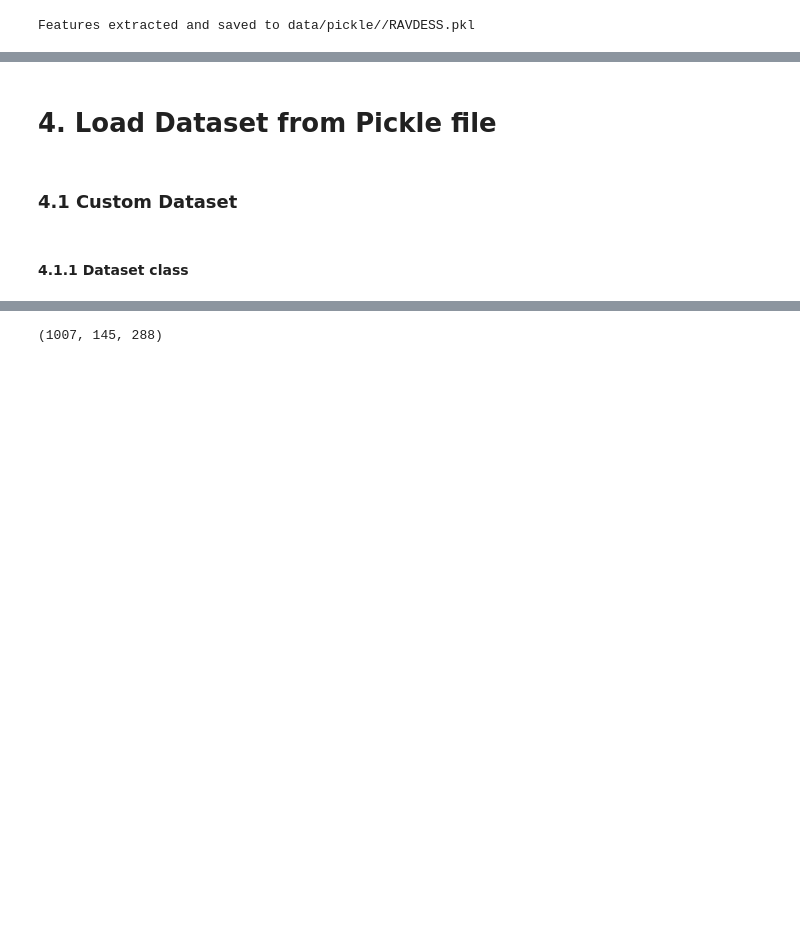
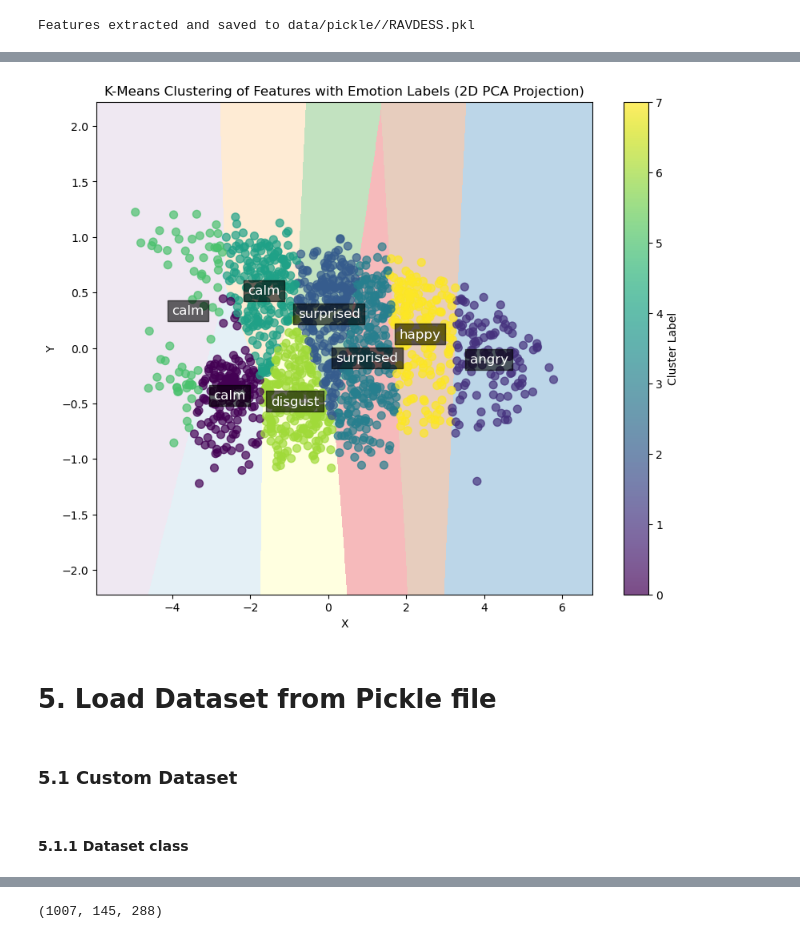
Before and after one commit to EmadBahreini/Audio-Emotion-Recognition, a Jupyter notebook: main.ipynb, the cells around one changed output, grey strips where cells are left out. Saved outputs shown, nothing was run; the diff lists cells and outputs as text; code cells hidden in the pictures; blank space fills up the shorter version.

```diff
--- a/main.ipynb
+++ b/main.ipynb
@@ -255,0 +347,4 @@ Features extracted and saved to data/pickle//RAVDESS.pkl
+# %%
+cluster_to_emotion = dataframe.groupby('Cluster')['Emotion'].agg(lambda x: x.value_counts().idxmax())
+
+dataframe["PredictedEmotion"] = dataframe.Cluster.map(cluster_to_emotion)
@@ -256,5 +373,34 @@ Features extracted and saved to data/pickle//RAVDESS.pkl
+# %%
+plt.figure(figsize=(10, 8))
+plt.imshow(Z, interpolation='nearest',
+           extent=(xx.min(), xx.max(), yy.min(), yy.max()),
+           cmap=plt.cm.Paired,
+           aspect='auto', origin='lower', alpha=0.3)
+scatter = plt.scatter(reduced_features[:, 0], reduced_features[:, 1], c=cluster_labels, cmap='viridis', s=50,alpha=0.7,)
+plt.colorbar(scatter, label="Cluster Label")
+# Add cluster names
+cluster_names = list(cluster_to_emotion.values)
+for i, name in enumerate(cluster_names):
+    plt.text(
+        centroids[i, 0],  # X coordinate of the centroid
+        centroids[i, 1],  # Y coordinate of the centroid
+        name,  # The name of the cluster
+        fontsize=12,
+        ha='center',  # Horizontal alignment
+        va='center',  # Vertical alignment
+        color='white',
+        bbox=dict(facecolor='black', alpha=0.6)  # Background box for better visibility
+    )
+plt.title("K-Means Clustering of Features with Emotion Labels (2D PCA Projection)")
+
+plt.xlabel("X")
+
+plt.ylabel("Y")
+plt.show()
+# %% [output]
+[figure, added]
 # %% [markdown]
-# 4. Load Dataset from Pickle file
+# 5. Load Dataset from Pickle file
 # %%
 import torch
 from torch.utils.data import Dataset, DataLoader, random_split
@@ -263,9 +409,9 @@ from torchvision import transforms
 
 pickle_file = "data/pickle/RAVDESS.pkl"
 # %% [markdown]
-### 4.1 Custom Dataset
+### 5.1 Custom Dataset
 # %% [markdown]
-#### 4.1.1 Dataset class
+#### 5.1.1 Dataset class
 # %%
 class AudioEmotionDataset(Dataset):
     def __init__(self,pick_file:str,transform=None):
```
Also changed, not shown: parts of 15 cells of this notebook.
